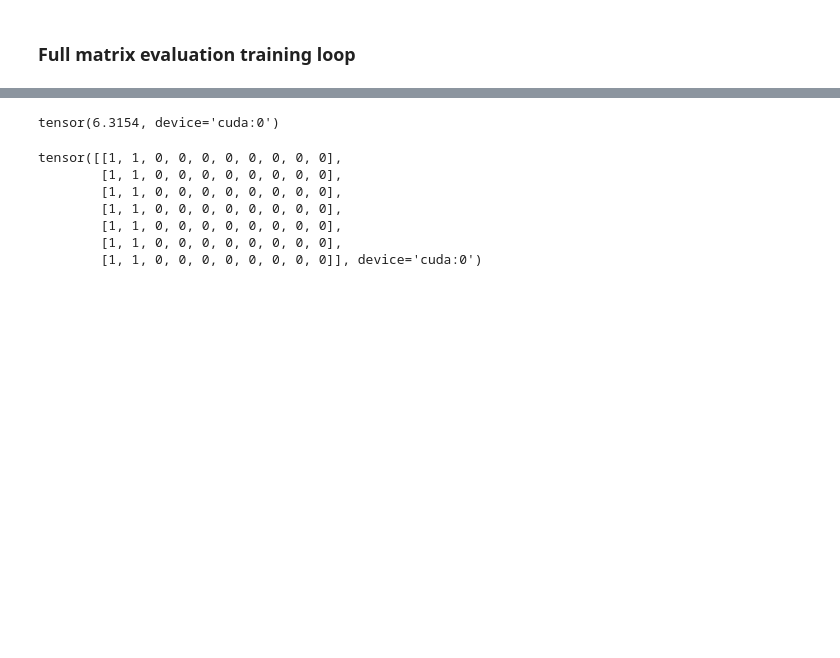
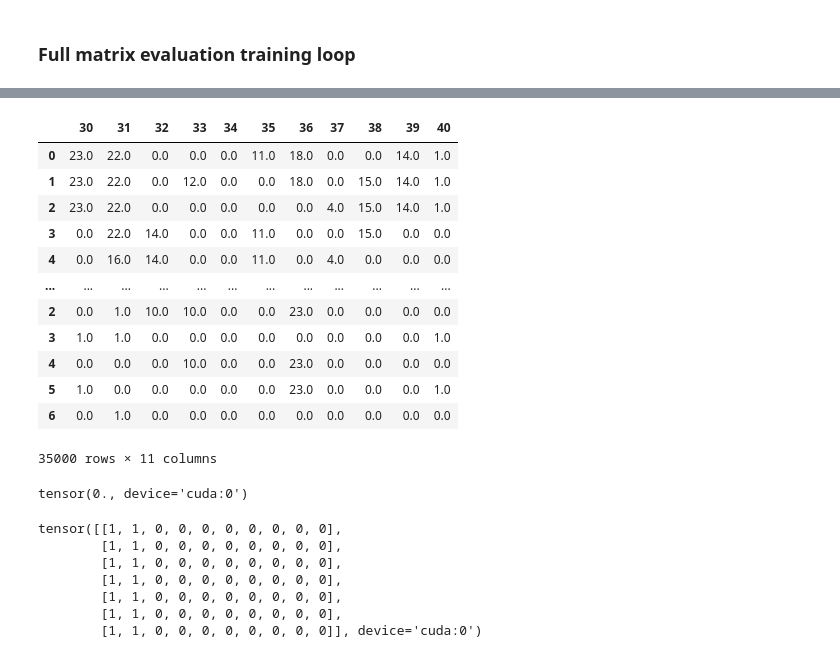
Before and after one commit to andriysinclair/GANS4MOBILITY, a Jupyter notebook: before_duration.ipynb, the cells around one changed output, grey strips where cells are left out. Cells and saved outputs as stored; diff of their text form; code cells hidden in the pictures; blank space fills up the shorter version.

```diff
--- a/before_duration.ipynb
+++ b/before_duration.ipynb
@@ -518,3 +519,7 @@ df = prepare_data_for_LSTM(long_df=ts_df2017, debug=True, max_journey_seq=4)
 # %%
-X, y_cont, y_cat = prepare_data_for_LSTM(long_df=ts_df2017, transform_to_wide=True, transform_to_tensor=True, max_journey_seq=4)
+X, y_cont, y_cat = prepare_data_for_LSTM(long_df=ts_df2017, transform_to_wide=True, transform_to_tensor=True, max_journey_seq=10)
+
+# Save tensors
+with open("/home/trapfishscott/Cambridge24.25/D200_ML_econ/ProblemSets/Project/tensors/tensors.pkl", "wb") as f:
+    pickle.dump((X, y_cont, y_cat), f)
 # %% [output]
@@ -544,7 +545,7 @@ with open("/home/trapfishscott/Cambridge24.25/D200_ML_econ/ProblemSets/Project/t
 # %% [markdown]
 ### Setting up tensors
 # %%
-max_journey_seq = 4
+max_journey_seq = 10
 
 #Load tensors
 with open("/home/trapfishscott/Cambridge24.25/D200_ML_econ/ProblemSets/Project/tensors/tensors.pkl", "rb") as f:
@@ -668,7 +670,9 @@ NUM_CLASSES = 24
 INPUT_SIZE = X.shape[3] + NUM_CLASSES*max_journey_seq - max_journey_seq
 HIDDEN_SIZE = 9
 NUM_LAYERS = 1
-OUTPUT_SIZE_TS_TE = y_ts_te.shape[3]    # Outsize of TripStart and TripEnd
+#OUTPUT_SIZE_TS_TE = y_ts_te.shape[3]    # Outsize of TripStart and TripEnd
+OUTPUT_SIZE_TS = y_ts.shape[3]
+OUTPUT_SIZE_DUR = y_duration.shape[3]
 OUTPUT_SIZE_DIST = y_distance.shape[3]     # Output Size of distance
 OUTPUT_SIZE_CAT = y_purpouse.shape[3] # 10 outcome vars
 OUTPUT_SIZE_BIN = y_istrip.shape[3] # 10 binary vars vars
@@ -688,7 +692,8 @@ class RNNmodel(nn.Module):
 
         # Output layers
 
-        self.output_ts_te = nn.Linear(HIDDEN_SIZE, OUTPUT_SIZE_TS_TE)
+        self.output_ts = nn.Linear(HIDDEN_SIZE, OUTPUT_SIZE_TS)
+        self.output_dur = nn.Linear(HIDDEN_SIZE, OUTPUT_SIZE_DUR)
         self.output_dist = nn.Linear(HIDDEN_SIZE, OUTPUT_SIZE_DIST)
         self.output_purp = nn.Linear(HIDDEN_SIZE, OUTPUT_SIZE_CAT*NUM_CLASSES)
         self.output_bin = nn.Linear(HIDDEN_SIZE, OUTPUT_SIZE_BIN)
@@ -701,7 +706,8 @@ class RNNmodel(nn.Module):
         out, hh = self.rnn(X)
         #print(f"hh_shape: {hh.shape}")
 
-        y_ts_te_pred = self.output_ts_te(out[-1]).reshape(1,1,OUTPUT_SIZE_TS_TE)
+        y_ts_pred = self.output_ts(out[-1]).reshape(1,1,OUTPUT_SIZE_TS)
+        y_dur_pred = self.output_dur(out[-1]).reshape(1,1,OUTPUT_SIZE_DUR)
         y_dist_pred = self.output_dist(out[-1]).reshape(1,1,OUTPUT_SIZE_DIST)
         y_purp_pred = self.output_purp(out[-1]).reshape(OUTPUT_SIZE_CAT, NUM_CLASSES)
         y_istrip_pred = self.output_bin(out[-1]).reshape(OUTPUT_SIZE_BIN)
@@ -718,7 +724,8 @@ class RNNmodel(nn.Module):
 
 
         # Adding softplus to ensure monotonicity in start and end time
-        y_ts_te_pred = torch.cumsum(   F.softplus(y_ts_te_pred), dim=2   )
+        y_ts_pred = F.sigmoid(y_ts_pred)
+        y_dur_pred = F.sigmoid(y_dur_pred)
         #y_ts_te_pred = F.softplus(y_ts_te_pred)
 
         #y_ts_te_pred = torch.clamp(y_ts_te_pred, min=0, max=1)
@@ -726,7 +733,7 @@ class RNNmodel(nn.Module):
 
 
 
-        return y_ts_te_pred, y_distance_pred, y_purp_pred, y_istrip_pred, y_mask
+        return y_ts_pred, y_dur_pred, y_distance_pred, y_purp_pred, y_istrip_pred, y_mask
 # %%
 model = RNNmodel()
 
@@ -1535,7 +1181,23 @@ full_df
+# %%
+full_df.loc[:,30:40]
+# %% [output]
+|  | 30 | 31 | 32 | 33 | 34 | 35 | 36 | 37 | 38 | 39 | 40 |
+| 0 | 23.0 | 22.0 | 0.0 | 0.0 | 0.0 | 11.0 | 18.0 | 0.0 | 0.0 | 14.0 | 1.0 |
+| 1 | 23.0 | 22.0 | 0.0 | 12.0 | 0.0 | 0.0 | 18.0 | 0.0 | 15.0 | 14.0 | 1.0 |
+| 2 | 23.0 | 22.0 | 0.0 | 0.0 | 0.0 | 0.0 | 0.0 | 4.0 | 15.0 | 14.0 | 1.0 |
+| 3 | 0.0 | 22.0 | 14.0 | 0.0 | 0.0 | 11.0 | 0.0 | 0.0 | 15.0 | 0.0 | 0.0 |
+| 4 | 0.0 | 16.0 | 14.0 | 0.0 | 0.0 | 11.0 | 0.0 | 4.0 | 0.0 | 0.0 | 0.0 |
+| ... | ... | ... | ... | ... | ... | ... | ... | ... | ... | ... | ... |
+| 2 | 0.0 | 1.0 | 10.0 | 10.0 | 0.0 | 0.0 | 23.0 | 0.0 | 0.0 | 0.0 | 0.0 |
+| 3 | 1.0 | 1.0 | 0.0 | 0.0 | 0.0 | 0.0 | 0.0 | 0.0 | 0.0 | 0.0 | 1.0 |
+| 4 | 0.0 | 0.0 | 0.0 | 10.0 | 0.0 | 0.0 | 23.0 | 0.0 | 0.0 | 0.0 | 0.0 |
+| 5 | 1.0 | 0.0 | 0.0 | 0.0 | 0.0 | 0.0 | 23.0 | 0.0 | 0.0 | 0.0 | 1.0 |
+| 6 | 0.0 | 1.0 | 0.0 | 0.0 | 0.0 | 0.0 | 0.0 | 0.0 | 0.0 | 0.0 | 0.0 |
+35000 rows × 11 columns
 # %%
-y_distance.max()
+y_distance.median()
 # %% [output]
-tensor(6.3154, device='cuda:0')
+tensor(0., device='cuda:0')
 # %%
 purpouse_for_show
 # %% [output]
```
Also changed, not shown: parts of 13 cells of this notebook.
